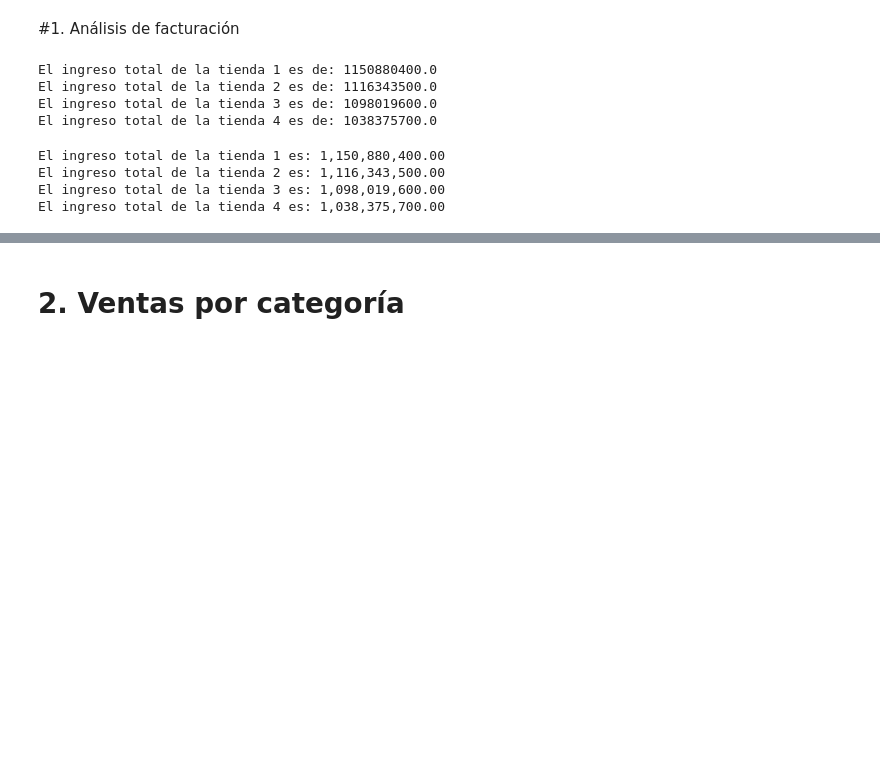
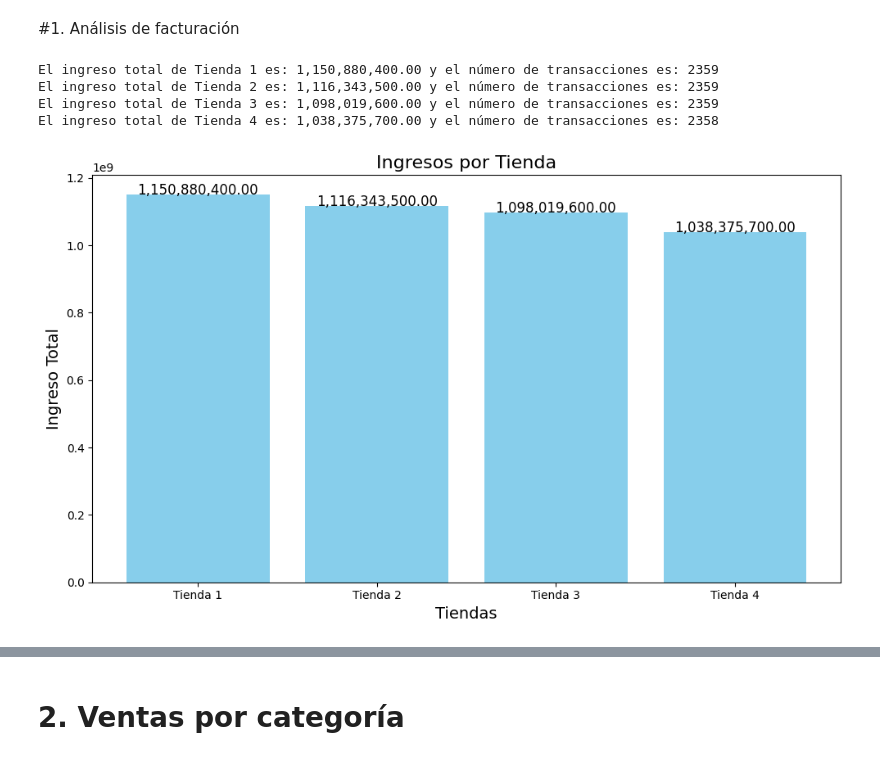
Before and after one commit to Josemora76/Challenge-Amigo-secreto, a Jupyter notebook: AluraStoreLatam.ipynb, the cells around one changed output, grey strips where cells are left out. Cells and saved outputs as stored; diff of their text form; code cells hidden in the pictures; blank space fills up the shorter version.

```diff
--- a/AluraStoreLatam.ipynb
+++ b/AluraStoreLatam.ipynb
@@ -26,37 +84,46 @@ tienda.head()
 # %% [markdown]
 #1. Análisis de facturación
-# %%
-"""
-En este primer análisis, se calcula el ingreso total de cada tienda,
-sumando los valores de la columna Precio de cada conjunto de datos
-de la tienda para estimar sus ingresos.
-
-"""
-
-Ingreso_Total = tienda['Precio'].sum()
-print("El ingreso total de la tienda 1 es de:",Ingreso_Total)
-
-Ingreso_Total = tienda2['Precio'].sum()
-print("El ingreso total de la tienda 2 es de:",Ingreso_Total)
-
-Ingreso_Total = tienda3['Precio'].sum()
-print("El ingreso total de la tienda 3 es de:",Ingreso_Total)
-
-Ingreso_Total = tienda4['Precio'].sum()
-print("El ingreso total de la tienda 4 es de:",Ingreso_Total)
-# %% [output]
-El ingreso total de la tienda 1 es de: 1150880400.0
-El ingreso total de la tienda 2 es de: 1116343500.0
-El ingreso total de la tienda 3 es de: 1098019600.0
-El ingreso total de la tienda 4 es de: 1038375700.0
-# %%
-for i, tienda_df in enumerate(tiendas_data, start=1):
-    tienda_df["Ingreso"] = tienda_df["Precio"]
-    ingreso_total = tienda_df["Ingreso"].sum()
-    ingresos.append(ingreso_total)
-    print(f'El ingreso total de la tienda {i} es: {ingreso_total:,.2f}')
-# %% [output]
-El ingreso total de la tienda 1 es: 1,150,880,400.00
-El ingreso total de la tienda 2 es: 1,116,343,500.00
-El ingreso total de la tienda 3 es: 1,098,019,600.00
-El ingreso total de la tienda 4 es: 1,038,375,700.00
+# %%
+"""
+En este primer análisis, se calcula el ingreso total de cada tienda,
+sumando los valores de la columna Precio de cada conjunto de datos
+de la tienda para estimar sus ingresos.
+
+"""
+for i, tienda_df in enumerate(tiendas_data, start=1):
+    tienda_df["Ingreso"] = tienda_df["Precio"]
+    ingreso_total = tienda_df["Ingreso"].sum()
+    num_transacciones = len(tienda_df)  # O tienda_df.shape[0]
+    ingresos.append(ingreso_total)
+    print(f'El ingreso total de {nombres_tiendas[i-1]} es: {ingreso_total:,.2f} y el número de transacciones es: {num_transacciones}')
+
+
+    import matplotlib.pyplot as plt
+
+# Supongamos que ya tienes la lista de ingresos y nombres de tiendas
+nombres_tiendas = ['Tienda 1', 'Tienda 2', 'Tienda 3', 'Tienda 4']
+ingresos = [1150880400.00, 1116343500.00, 1098019600.00, 1038375700.00]  # Ejemplo de ingresos, reemplaza con tus datos
+num_transacciones = [2359,2358,2359,2358 ]
+
+# Crear el gráfico
+plt.figure(figsize=(10, 6))  # Tamaño de la figura
+plt.bar(nombres_tiendas, ingresos, color='skyblue')  # Gráfico de barras
+
+# Añadir título y etiquetas
+plt.title('Ingresos por Tienda', fontsize=16)
+plt.xlabel('Tiendas', fontsize=14)
+plt.ylabel('Ingreso Total', fontsize=14)
+
+# Mostrar los valores en las barras
+for i, ingreso in enumerate(ingresos):
+    plt.text(i, ingreso + 50, f'{ingreso:,.2f}', ha='center', fontsize=12)
+
+# Mostrar el gráfico
+plt.tight_layout()
+plt.show()
+# %% [output]
+El ingreso total de Tienda 1 es: 1,150,880,400.00 y el número de transacciones es: 2359
+El ingreso total de Tienda 2 es: 1,116,343,500.00 y el número de transacciones es: 2359
+El ingreso total de Tienda 3 es: 1,098,019,600.00 y el número de transacciones es: 2359
+El ingreso total de Tienda 4 es: 1,038,375,700.00 y el número de transacciones es: 2358
+[figure, added]
```
Also changed, not shown: parts of 6 cells of this notebook.
